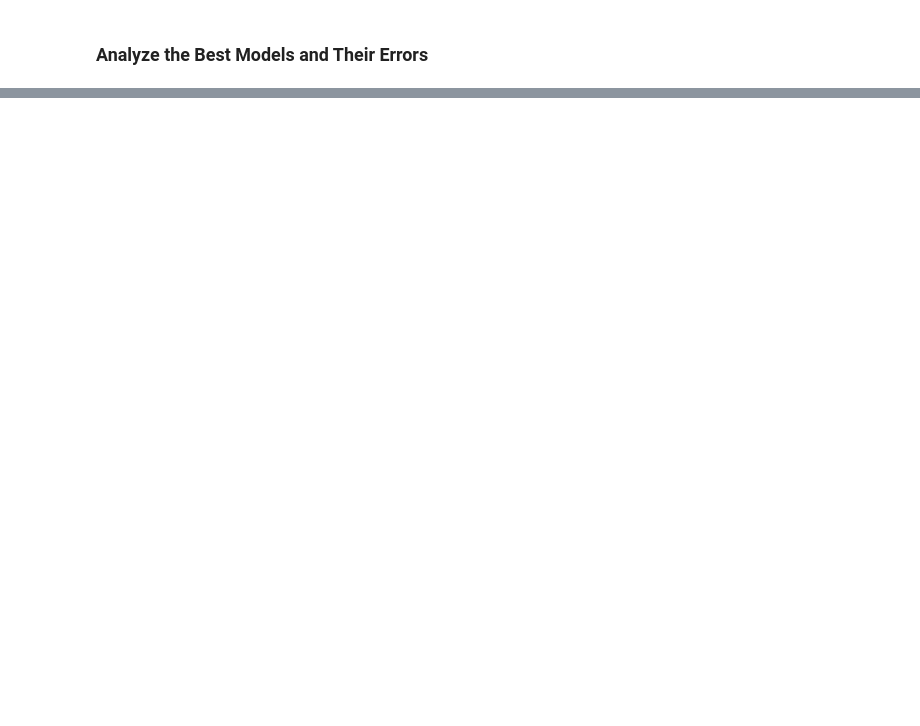
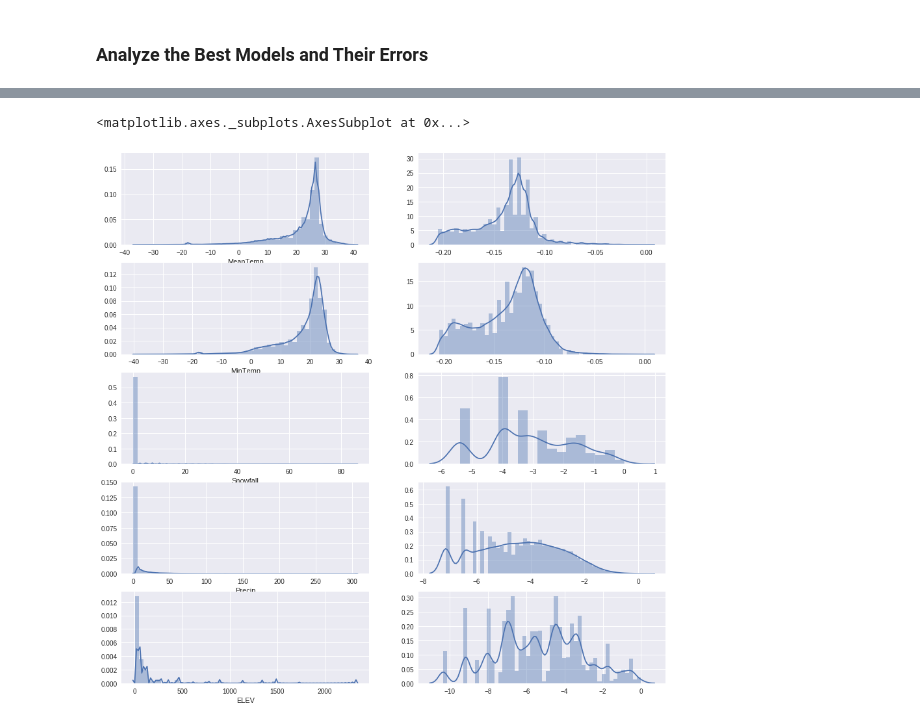
Before and after one commit to terrematte/MachineLearning, a Jupyter notebook: kaggle/weatherww2/Linear regression - Predicting maxTemperature.ipynb, the cells around one changed output, grey strips where cells are left out. Saved outputs shown, nothing was run; the diff lists cells and outputs as text; code cells hidden in the pictures; blank space fills up the shorter version.

```diff
--- a/kaggle/weatherww2/Linear regression - Predicting maxTemperature.ipynb
+++ b/kaggle/weatherww2/Linear regression - Predicting maxTemperature.ipynb
@@ -642,0 +1116,39 @@ sorted(zip(feature_importances_RF, num_attribs), reverse=True)
+# %%
+# Scaling columns:
+df_trimmed['MeanTemp'] = minmax_scale(df_trimmed['MeanTemp'])
+df_trimmed['MinTemp'] = minmax_scale(df_trimmed['MinTemp'])
+df_trimmed['Latitude'] = minmax_scale(df_trimmed['Latitude'])
+df_trimmed['Snowfall'] = minmax_scale(df_trimmed['Snowfall'])
+df_trimmed['Longitude'] = minmax_scale(df_trimmed['Longitude'])
+df_trimmed['MO'] = minmax_scale(df_trimmed['MO'])
+df_trimmed['ELEV'] = minmax_scale(df_trimmed['ELEV'])
+df_trimmed['Precip'] = minmax_scale(df_trimmed['Precip'])
+# %%
+# Normalizing columns:
+Precip_norm  = boxcox(df_trimmed['MeanTemp'].loc[df_trimmed['MeanTemp'] > 0])
+MinTemp = boxcox(df_trimmed['MinTemp'].loc[df_trimmed['MinTemp'] > 0])
+Snowfall = boxcox(df_trimmed['Snowfall'].loc[df_trimmed['Snowfall'] > 0])
+Precip = boxcox(df_trimmed['Precip'].loc[df_trimmed['Precip'] > 0])
+ELEV = boxcox(df_trimmed['ELEV'].loc[df_trimmed['ELEV'] > 0])
+# %%
+import seaborn as sns
+
+fig, ax = plt.subplots(5, 2, figsize=(15, 15))
+
+sns.distplot(df['MeanTemp'], ax=ax[0][0])
+sns.distplot(Precip_norm[0], ax=ax[0][1])
+
+sns.distplot(df['MinTemp'], ax=ax[1][0])
+sns.distplot(MinTemp[0], ax=ax[1][1])
+
+sns.distplot(df['Snowfall'], ax=ax[2][0])
+sns.distplot(Snowfall[0], ax=ax[2][1])
+
+sns.distplot(df['Precip'], ax=ax[3][0])
+sns.distplot(Precip[0], ax=ax[3][1])
+
+sns.distplot(df['ELEV'], ax=ax[4][0])
+sns.distplot(ELEV[0], ax=ax[4][1])
+# %% [output]
+<matplotlib.axes._subplots.AxesSubplot at 0x...>
+[figure, added]
```
Also changed, not shown: parts of 57 cells of this notebook, 1 other file.
